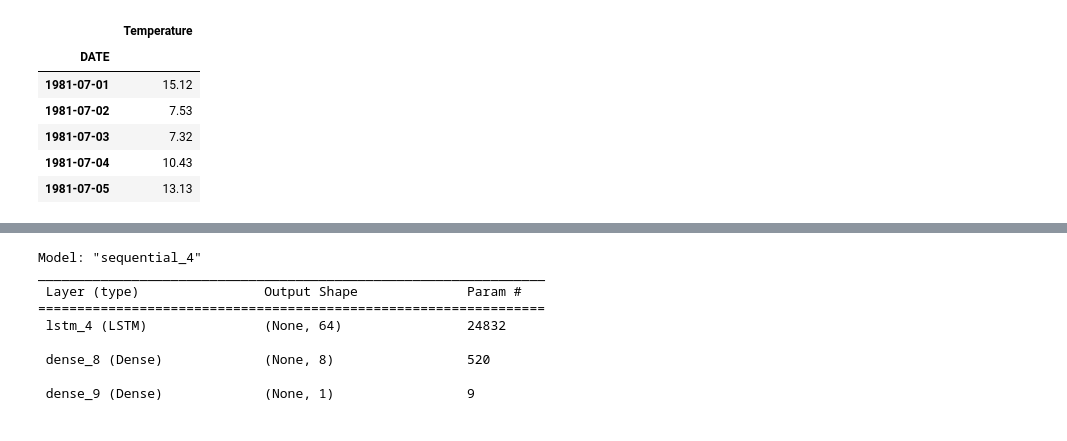
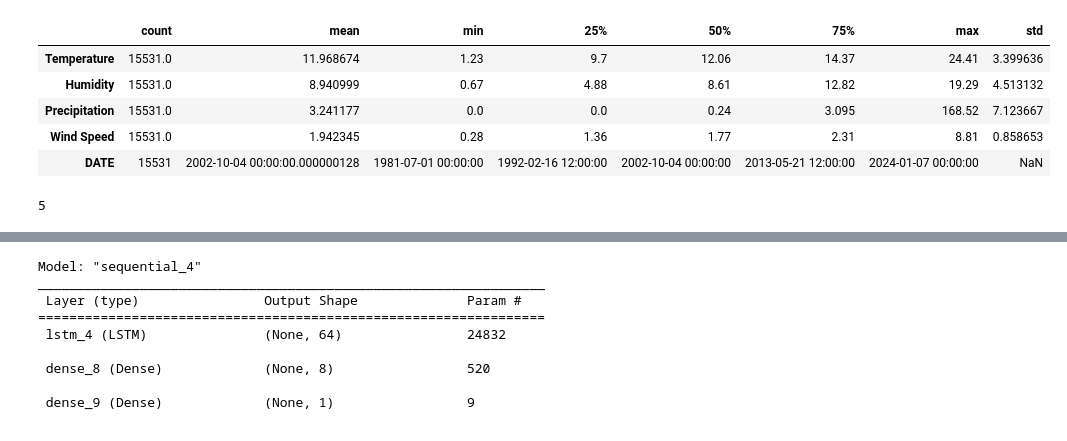
Before and after one commit to KVcoder/Cary_Temperature, a Jupyter notebook: fail.ipynb, the cells around one changed output, grey strips where cells are left out. Drawn from its saved outputs; the diff is of its cells as text; code cells hidden in the pictures.

```diff
--- a/Cary_Weather_Predictor.ipynb
+++ b/fail.ipynb
@@ -7,20 +16,21 @@ import matplotlib.pyplot as plt
 # %%
 x = pd.read_csv("Cary_Weather_Data.csv")
 x['DATE'] = pd.to_datetime(x['YEAR'].astype(str) + '-' + x['MONTH'].astype(str) + '-' + x['DAY'].astype(str), yearfirst=True)
 x = x.drop(columns=['YEAR','MONTH','DAY'])
-x = x.drop(columns=['Humidity','Precipitation','Wind Speed'])
-x.set_index('DATE', inplace=True)
-x.head()
-
-
-
-#scaler = StandardScaler()
-#data = scaler.fit_transform(data)
+#x = x.drop(columns=['Humidity','Precipitation','Wind Speed'])
+#x.set_index('DATE', inplace=True)
+x.describe().transpose()
 # %% [output]
-|  | Temperature |
-| DATE |  |
-| 1981-07-01 | 15.12 |
-| 1981-07-02 | 7.53 |
-| 1981-07-03 | 7.32 |
-| 1981-07-04 | 10.43 |
-| 1981-07-05 | 13.13 |
+|  | count | mean | min | 25% | 50% | 75% | max | std |
+| Temperature | 15531.0 | 11.968674 | 1.23 | 9.7 | 12.06 | 14.37 | 24.41 | 3.399636 |
+| Humidity | 15531.0 | 8.940999 | 0.67 | 4.88 | 8.61 | 12.82 | 19.29 | 4.513132 |
+| Precipitation | 15531.0 | 3.241177 | 0.0 | 0.0 | 0.24 | 3.095 | 168.52 | 7.123667 |
+| Wind Speed | 15531.0 | 1.942345 | 0.28 | 1.36 | 1.77 | 2.31 | 8.81 | 0.858653 |
+| DATE | 15531 | 2002-10-04 00:00:00.000000128 | 1981-07-01 00:00:00 | 1992-02-16 12:00:00 | 2002-10-04 00:00:00 | 2013-05-21 12:00:00 | 2024-01-07 00:00:00 | NaN |
+# %%
+trainDF = x[:12426]
+validDF =  x[:12426]
+num_features = x.shape[1]
+num_features
+# %% [output]
+5
```
Also changed, not shown: parts of 14 cells of this notebook, 2 other files.
